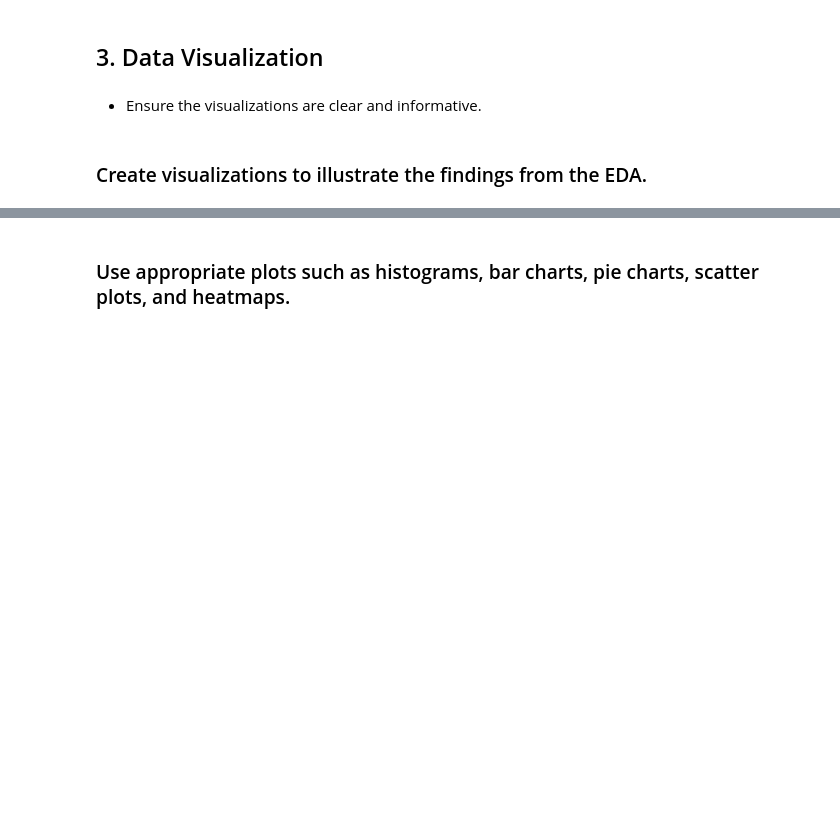
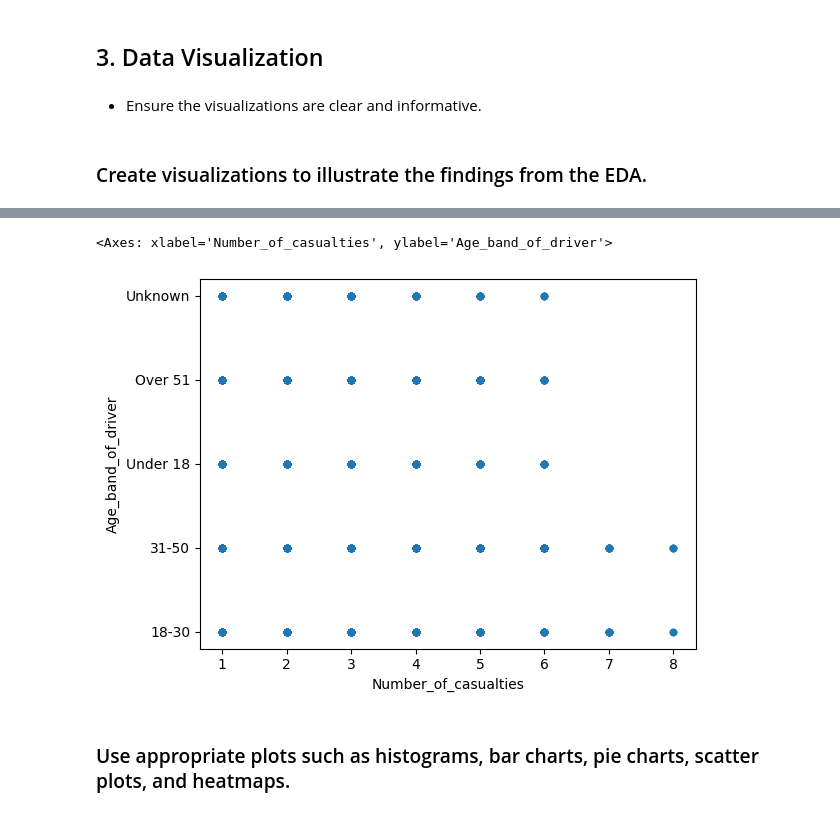
Before and after one commit to AbdullahHafiz30/Tuwaiq-Academy, a Jupyter notebook: Tuwaiq-Academy/Task 1/Task (1) Week 1.ipynb, the cells around one changed output, grey strips where cells are left out. Saved outputs shown, nothing was run; the diff lists cells and outputs as text; code cells hidden in the pictures; blank space fills up the shorter version.

```diff
--- a/Tuwaiq-Academy/Task 1/Task (1) Week 1.ipynb
+++ b/Tuwaiq-Academy/Task 1/Task (1) Week 1.ipynb
@@ -306,2 +336,7 @@ dtype('O')
+# %%
+df.plot.scatter(x='Number_of_casualties', y='Age_band_of_driver')
+# %% [output]
+<Axes: xlabel='Number_of_casualties', ylabel='Age_band_of_driver'>
+[figure, added]
 # %% [markdown]
 ### Use appropriate plots such as histograms, bar charts, pie charts, scatter plots, and heatmaps.
```
Also changed, not shown: parts of 12 cells of this notebook.
